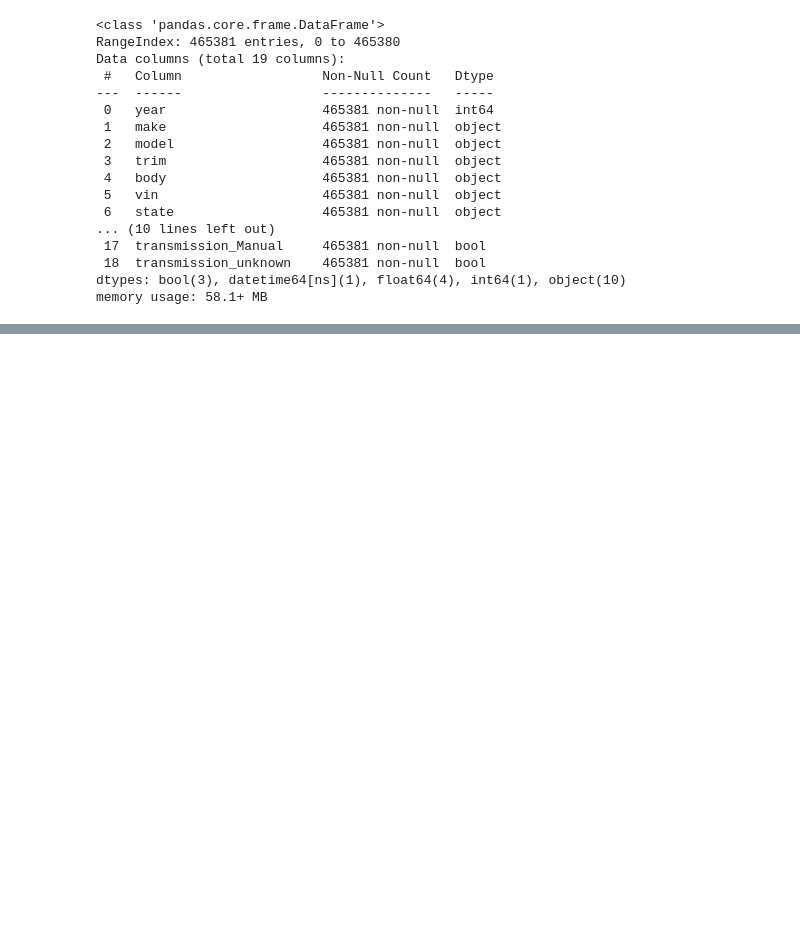
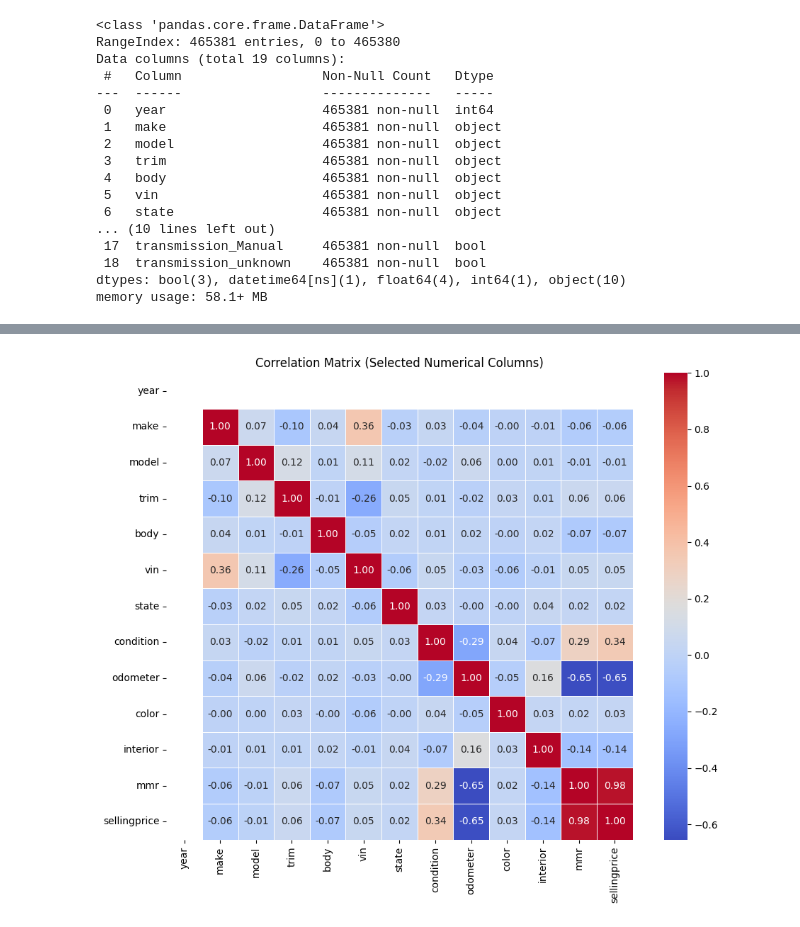
Before and after one commit to borhenDH/Car-sales-analysis-and-prediction-, a Jupyter notebook: Analysis.ipynb, the cells around one changed output, grey strips where cells are left out. Cells and saved outputs as stored; diff of their text form; code cells hidden in the pictures; blank space fills up the shorter version.

```diff
--- a/Analysis.ipynb
+++ b/Analysis.ipynb
@@ -323,7 +326,7 @@ array(['Automatic', nan, 'Manual'], dtype=object)
 # %%
 # Fill NaNs with a placeholder value to indicate missing category
-data['transmission'] = data['transmission'].fillna('unknown')
+transformed_data['transmission'] = transformed_data['transmission'].fillna('unknown')
 
 # Perform one-hot encoding
-data = pd.get_dummies(data, columns=['transmission'], prefix='transmission')
+transformed_data = pd.get_dummies(transformed_data, columns=['transmission'], prefix='transmission')
 # %%
@@ -402,6 +398,5 @@ Data columns (total 19 columns):
 dtypes: bool(3), datetime64[ns](1), float64(4), int64(1), object(10)
 memory usage: 59.5+ MB
 # %%
-# Delete rows where any of the specified columns have missing values
-data = data.dropna(subset=["make", "model", "trim", "body", "color", "interior"])
+transformed_data = transformed_data.dropna(subset=["make", "model", "trim", "body", "color", "interior"])
 # %%
@@ -425,5 +420,5 @@ Data columns (total 19 columns):
 dtypes: bool(3), datetime64[ns](1), float64(4), int64(1), object(10)
 memory usage: 61.7+ MB
 # %%
-data.reset_index(drop=True, inplace=True)
+transformed_data.reset_index(drop=True, inplace=True)
 # %%
@@ -448,0 +453,12 @@ memory usage: 58.1+ MB
+# %%
+import pandas as pd
+from sklearn.preprocessing import LabelEncoder
+
+columns_to_encode = ['make', 'model', 'trim', 'body', 'color', 'interior',"vin","state"]
+
+label_encoder = LabelEncoder()
+
+for column in columns_to_encode:
+    transformed_data[column] = label_encoder.fit_transform(transformed_data[column].astype(str))
+
+print(transformed_data.head())
@@ -448,0 +483,16 @@ memory usage: 58.1+ MB
+# %%
+import pandas as pd
+import seaborn as sns
+import matplotlib.pyplot as plt
+
+numerical_columns = transformed_data.select_dtypes(include='number').columns
+correlation_matrix = transformed_data[numerical_columns].corr()
+
+# Create the heatmap
+plt.figure(figsize=(10, 8))
+sns.heatmap(correlation_matrix, annot=True, cmap='coolwarm', fmt='.2f', square=True, linewidths=.5)
+plt.title('Correlation Matrix (Selected Numerical Columns)')
+plt.tight_layout()
+plt.show()
+# %% [output]
+[figure, added]
```
Also changed, not shown: parts of 11 cells of this notebook.
